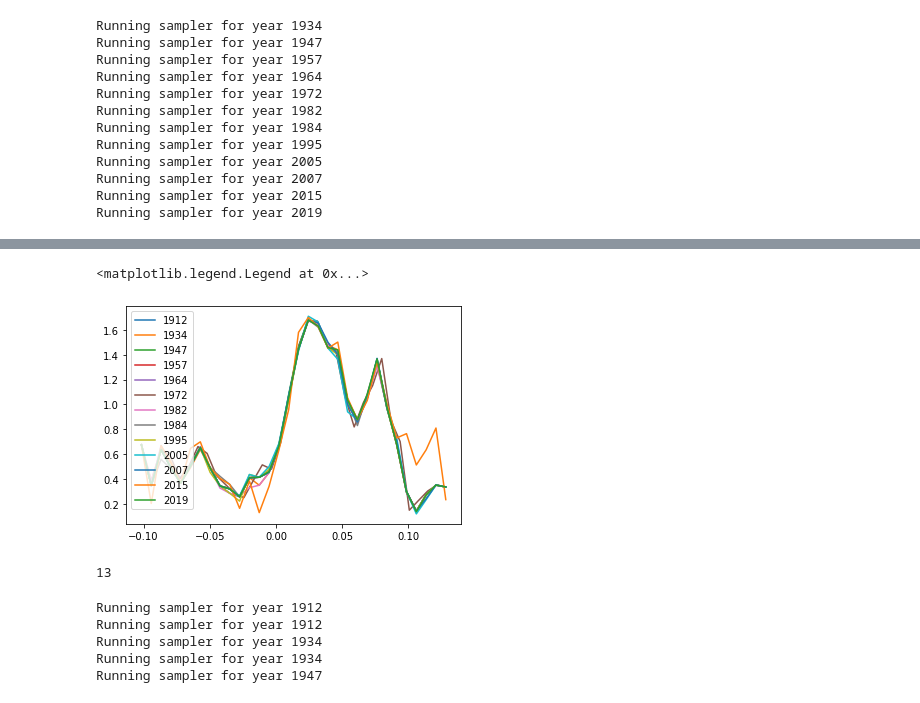
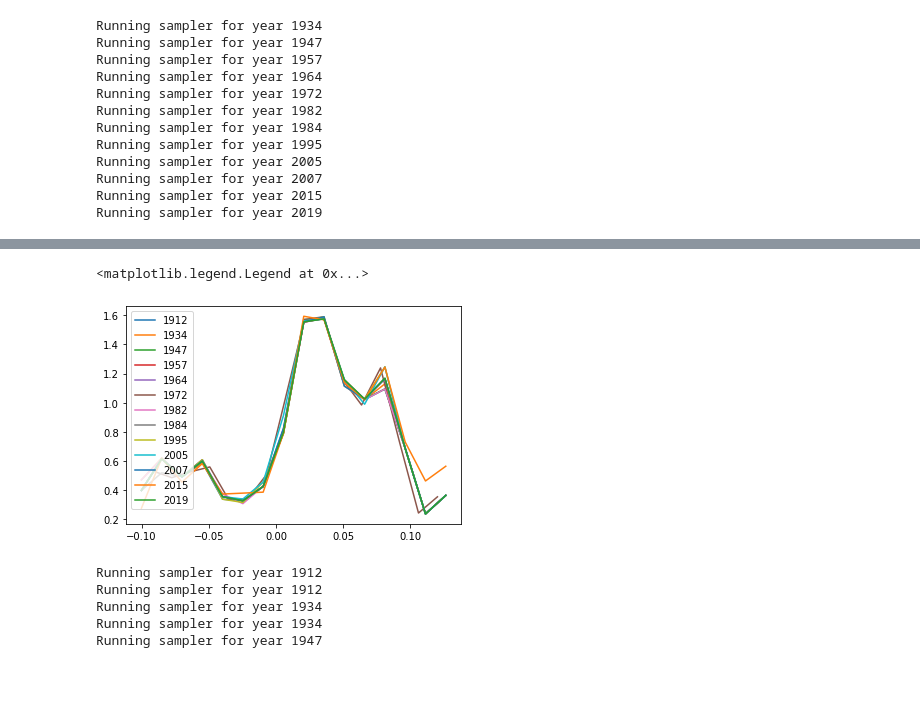
Before and after one commit to abhisrkckl/opha_old, a Jupyter notebook: scripts/lightcurve/align-lc.ipynb, the cells around one changed output, grey strips where cells are left out. Saved outputs shown, nothing was run; the diff lists cells and outputs as text; code cells hidden in the pictures.

```diff
--- a/scripts/lightcurve/align-lc.ipynb
+++ b/scripts/lightcurve/align-lc.ipynb
@@ -129,7 +130,7 @@ plt.scatter(ts,Ms)
 tmin = np.min(ts)
 tmax = np.max(ts)
 
-nbin = 32
+nbin = 20
 
 ttmpl = []
 Mtmpl = []
@@ -185,39 +214,35 @@ for iob in range(len(outbursts)):
     #plt.subplot(4,4,iob+1)
     #plt.scatter(ts,Ms)
 
     tmin = np.min(ts)
     tmax = np.max(ts)
 
-    nbin = 32
+    #nbin = 16
 
     ttmpl = []
     Mtmpl = []
 
     for ibin in range(nbin):
         tbinmin = tmin + ibin*(tmax-tmin)/nbin
         tbinmax = tmin + (ibin+1)*(tmax-tmin)/nbin
         mask = np.logical_and(ts>=tbinmin, ts<=tbinmax)
         tbin = (tbinmin+tbinmax)/2
         Mbin = np.median(np.array(Ms)[mask])
 
         ttmpl.append(tbin)
         Mtmpl.append(Mbin)
 
         #print(tbin,Mbin,sum(mask))
 
     plt.plot(ttmpl, Mtmpl, label=str(outbursts[iob].year))
 
     tmpl_rr = LightCurve(ts=np.array(ttmpl), Ms=np.array(Mtmpl))
     templates_rr.append(tmpl_rr)
 
 plt.legend(loc="upper left")
 # %% [output]
 <matplotlib.legend.Legend at 0x...>
-[figure, old version]
+[figure, new version]
-# %%
-len(templates_rr)
-# %% [output]
-13
 # %%
 outbursts_1t = [Outburst(outburst_numbers[label], lightcurve_detections, lightcurve_nondetections, cut, prior, templ1, label=label) for cut,prior,label in zip(cuts,priors,labels)]
 outbursts_rr = [Outburst(outburst_numbers[label], lightcurve_detections, lightcurve_nondetections, cut, prior, templr, label=label) for cut,prior,templr,label in zip(cuts,priors,templates_rr,labels)]
```
Also changed, not shown: parts of 3 cells of this notebook.
